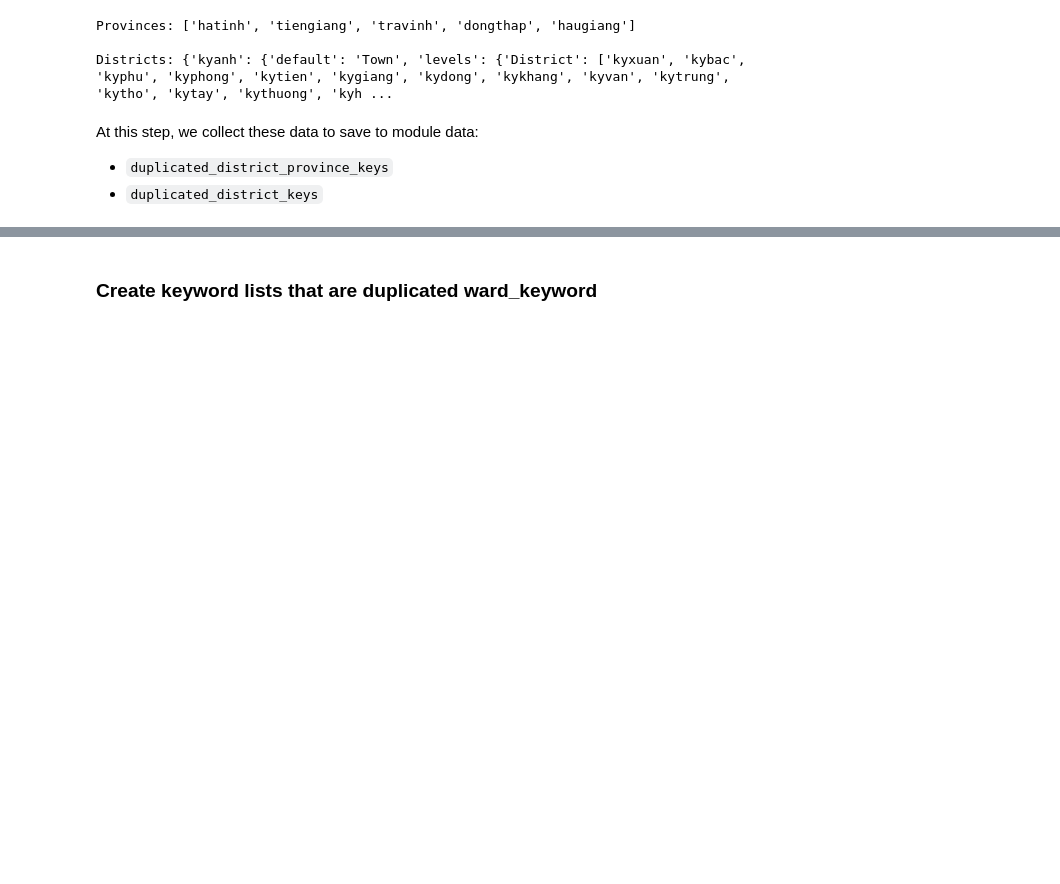
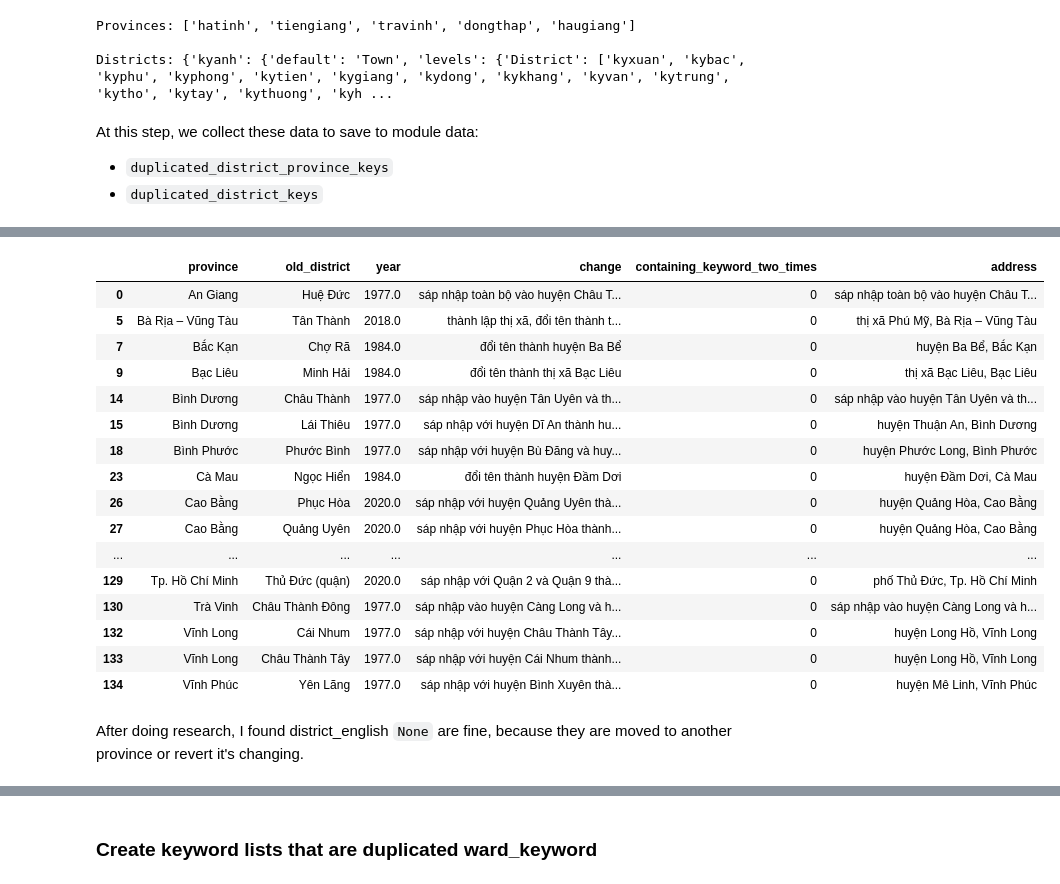
Before and after one commit to tranngocminhhieu/vietnam-administrative-units, a Jupyter notebook: notebook/build_parse_data/main.ipynb, the cells around one changed output, grey strips where cells are left out. Saved outputs shown, nothing was run; the diff lists cells and outputs as text; code cells hidden in the pictures; blank space fills up the shorter version.

```diff
--- a/notebook/build_parse_data/main.ipynb
+++ b/notebook/build_parse_data/main.ipynb
@@ -296,0 +170,4 @@ half_district_keys = {'mocay': {'mocaynam': ['mocay',
+# %%
+df_district_change['containing_keyword_two_times'] = df_district_change.apply(lambda x: check_containing_keyword(x.old_district, x.change), axis=1)
+# %%
+df_change = df_district_change[(df_district_change.change.fillna('').str.contains('sáp nhập|đổi tên')) & ~(df_district_change.change.fillna('').str.contains('một phần'))].copy()
@@ -296,0 +229,4 @@ half_district_keys = {'mocay': {'mocaynam': ['mocay',
+# %%
+def prepare_address(province, change):
+    address = re.sub(f'.* thành ', '', change) + ', ' + province
+    return address
@@ -296,0 +237,22 @@ half_district_keys = {'mocay': {'mocaynam': ['mocay',
+# %%
+df_change['address'] = df_change.apply(lambda row: prepare_address(row.province, row.change), axis=1)
+# %%
+df_change
+# %% [output]
+|  | province | old_district | year | change | containing_keyword_two_times | address |
+| 0 | An Giang | Huệ Đức | 1977.0 | sáp nhập toàn bộ vào huyện Châu T... | 0 | sáp nhập toàn bộ vào huyện Châu T... |
+| 5 | Bà Rịa – Vũng Tàu | Tân Thành | 2018.0 | thành lập thị xã, đổi tên thành t... | 0 | thị xã Phú Mỹ, Bà Rịa – Vũng Tàu |
+| 7 | Bắc Kạn | Chợ Rã | 1984.0 | đổi tên thành huyện Ba Bể | 0 | huyện Ba Bể, Bắc Kạn |
+| 9 | Bạc Liêu | Minh Hải | 1984.0 | đổi tên thành thị xã Bạc Liêu | 0 | thị xã Bạc Liêu, Bạc Liêu |
+| 14 | Bình Dương | Châu Thành | 1977.0 | sáp nhập vào huyện Tân Uyên và th... | 0 | sáp nhập vào huyện Tân Uyên và th... |
+| 15 | Bình Dương | Lái Thiêu | 1977.0 | sáp nhập với huyện Dĩ An thành hu... | 0 | huyện Thuận An, Bình Dương |
+| 18 | Bình Phước | Phước Bình | 1977.0 | sáp nhập với huyện Bù Đăng và huy... | 0 | huyện Phước Long, Bình Phước |
+| 23 | Cà Mau | Ngọc Hiển | 1984.0 | đổi tên thành huyện Đầm Dơi | 0 | huyện Đầm Dơi, Cà Mau |
+| 26 | Cao Bằng | Phục Hòa | 2020.0 | sáp nhập với huyện Quảng Uyên thà... | 0 | huyện Quảng Hòa, Cao Bằng |
+| 27 | Cao Bằng | Quảng Uyên | 2020.0 | sáp nhập với huyện Phục Hòa thành... | 0 | huyện Quảng Hòa, Cao Bằng |
+| ... | ... | ... | ... | ... | ... | ... |
+| 129 | Tp. Hồ Chí Minh | Thủ Đức (quận) | 2020.0 | sáp nhập với Quận 2 và Quận 9 thà... | 0 | phố Thủ Đức, Tp. Hồ Chí Minh |
+| 130 | Trà Vinh | Châu Thành Đông | 1977.0 | sáp nhập vào huyện Càng Long và h... | 0 | sáp nhập vào huyện Càng Long và h... |
+| 132 | Vĩnh Long | Cái Nhum | 1977.0 | sáp nhập với huyện Châu Thành Tây... | 0 | huyện Long Hồ, Vĩnh Long |
+| 133 | Vĩnh Long | Châu Thành Tây | 1977.0 | sáp nhập với huyện Cái Nhum thành... | 0 | huyện Long Hồ, Vĩnh Long |
+| 134 | Vĩnh Phúc | Yên Lãng | 1977.0 | sáp nhập với huyện Bình Xuyên thà... | 0 | huyện Mê Linh, Vĩnh Phúc |
@@ -296,0 +263,2 @@ half_district_keys = {'mocay': {'mocaynam': ['mocay',
+# %% [markdown]
+After doing research, I found district_english `None` are fine, because they are moved to another province or revert it's changing.
```
Also changed, not shown: parts of 44 cells of this notebook, 3 other files.
